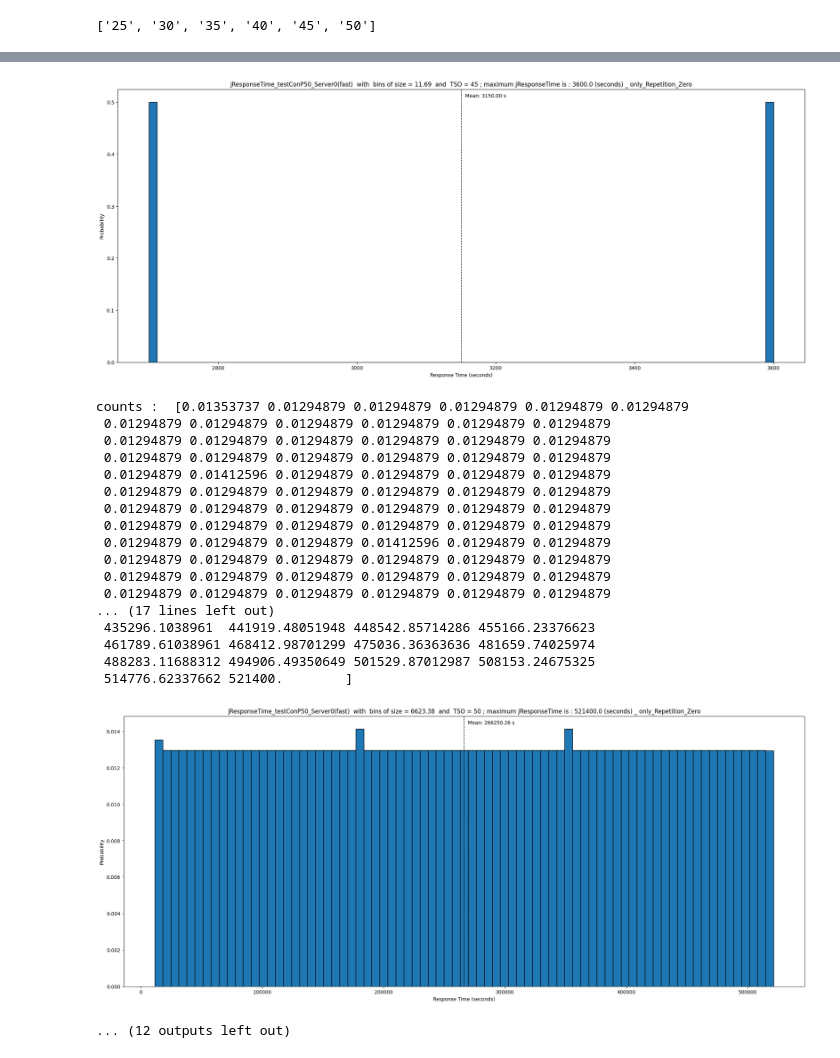
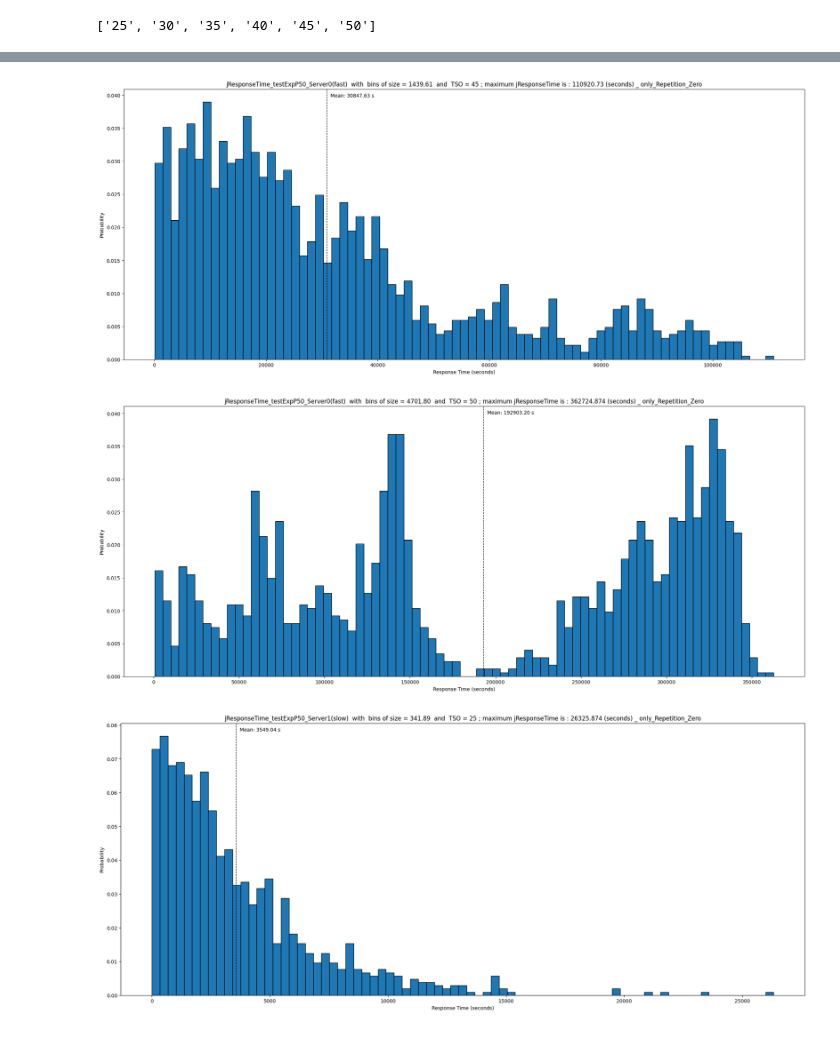
Before and after one commit to JacopoCarlon/JC_Performance_Evaluation_of_Computer_Systems_and_Networks_PECSN__Project, a Jupyter notebook: python_scripts/istogrammi_responseTime.ipynb, the cells around one changed output, grey strips where cells are left out. Cells and saved outputs as stored; diff of their text form; code cells hidden in the pictures.

```diff
--- a/python_scripts/istogrammi_responseTime.ipynb
+++ b/python_scripts/istogrammi_responseTime.ipynb
@@ -11,7 +11,7 @@ import csv
 
 
 #   USE ESPONENTIAL OR CONSTANT
-use_exp = False
+use_exp = True
 
 if use_exp == True:
     distribution = "Exp"
@@ -180,8 +180,8 @@ for srvn in range(0, len(server_names)):
         counts, bins = np.histogram( general_nums[srvn][tso_this_iter], bins = maximum_bins_number )
 
         counts = counts / len( general_nums[srvn][tso_this_iter] ) # normalize count
-        print("counts : ", counts)
-        print("bins : ", bins)
+        #   print("counts : ", counts)
+        #   print("bins : ", bins)
 
         #   #   my_massimo_jResTime = max(general_nums[srvn][tso_this_iter])
         #   #   my_bins = []
@@ -244,7 +244,7 @@ for srvn in range(0, len(server_names)):
         plt.text( text_mean_location, max_ylim*0.97, 'Mean: {:.2f} s'.format(target_mean))
 
 
-        save = True
+        save = False
         if save == True:
             if use_all == True:
                 plt.savefig(f'{plot_dir}/jResTime_plot{distribution}P{probability}_{target_tso[tso_this_iter]}_Server{srvn}.png')
@@ -351,20 +260,3 @@ bins :  [2700.         2711.68831169 2723.37662338 2735.06493506 2746.75324675
-[figure, old version]
+[figure, new version]
-counts :  [0.01353737 0.01294879 0.01294879 0.01294879 0.01294879 0.01294879
- 0.01294879 0.01294879 0.01294879 0.01294879 0.01294879 0.01294879
- 0.01294879 0.01294879 0.01294879 0.01294879 0.01294879 0.01294879
- 0.01294879 0.01294879 0.01294879 0.01294879 0.01294879 0.01294879
- 0.01294879 0.01412596 0.01294879 0.01294879 0.01294879 0.01294879
- 0.01294879 0.01294879 0.01294879 0.01294879 0.01294879 0.01294879
- 0.01294879 0.01294879 0.01294879 0.01294879 0.01294879 0.01294879
- 0.01294879 0.01294879 0.01294879 0.01294879 0.01294879 0.01294879
- 0.01294879 0.01294879 0.01294879 0.01412596 0.01294879 0.01294879
- 0.01294879 0.01294879 0.01294879 0.01294879 0.01294879 0.01294879
- 0.01294879 0.01294879 0.01294879 0.01294879 0.01294879 0.01294879
- 0.01294879 0.01294879 0.01294879 0.01294879 0.01294879 0.01294879
-... (17 lines left out)
- 435296.1038961  441919.48051948 448542.85714286 455166.23376623
- 461789.61038961 468412.98701299 475036.36363636 481659.74025974
- 488283.11688312 494906.49350649 501529.87012987 508153.24675325
- 514776.62337662 521400.        ]
-[figure, old version]
+[figure, new version]
-... (12 outputs left out)
+[figure, added]
```
Also changed, not shown: parts of 7 cells of this notebook.
